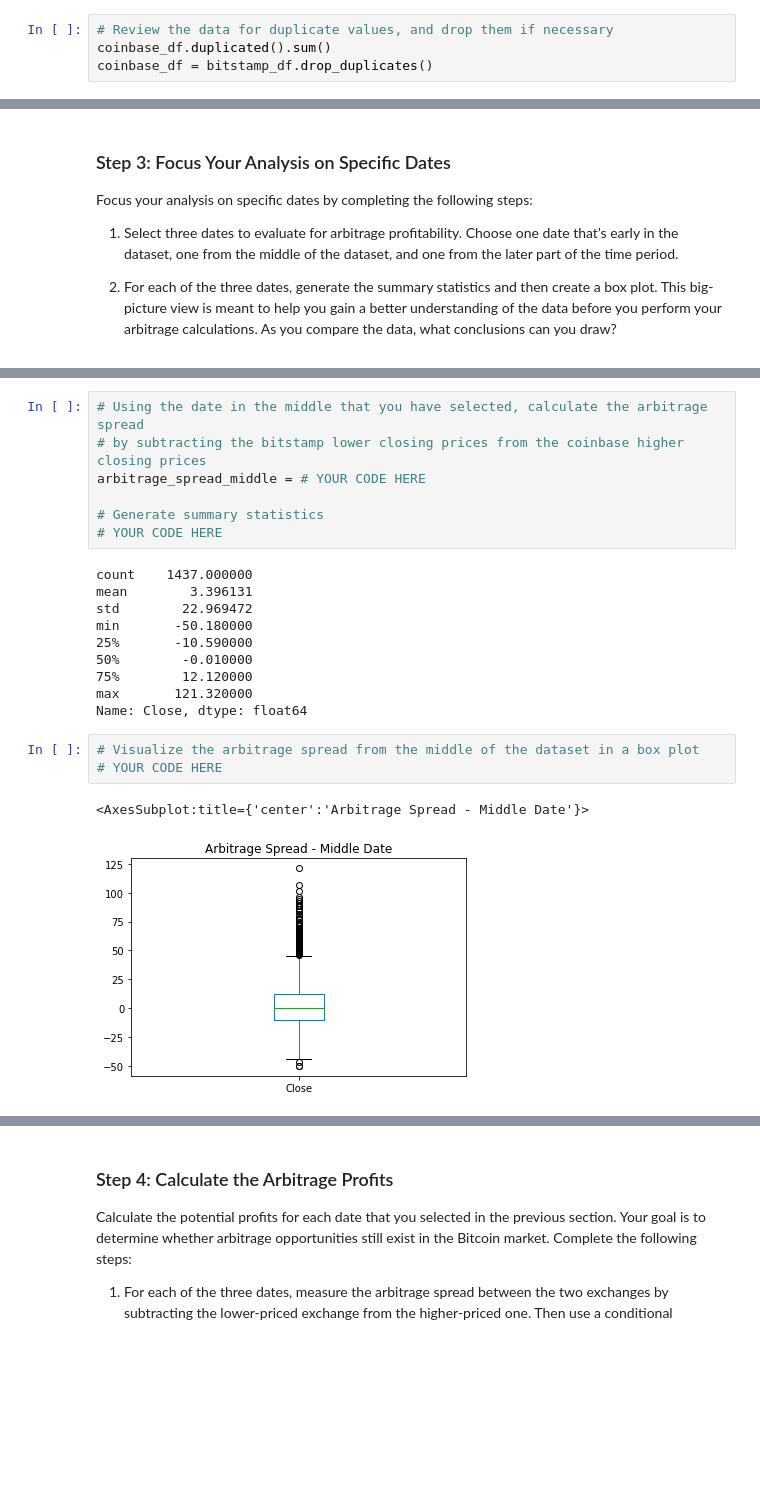
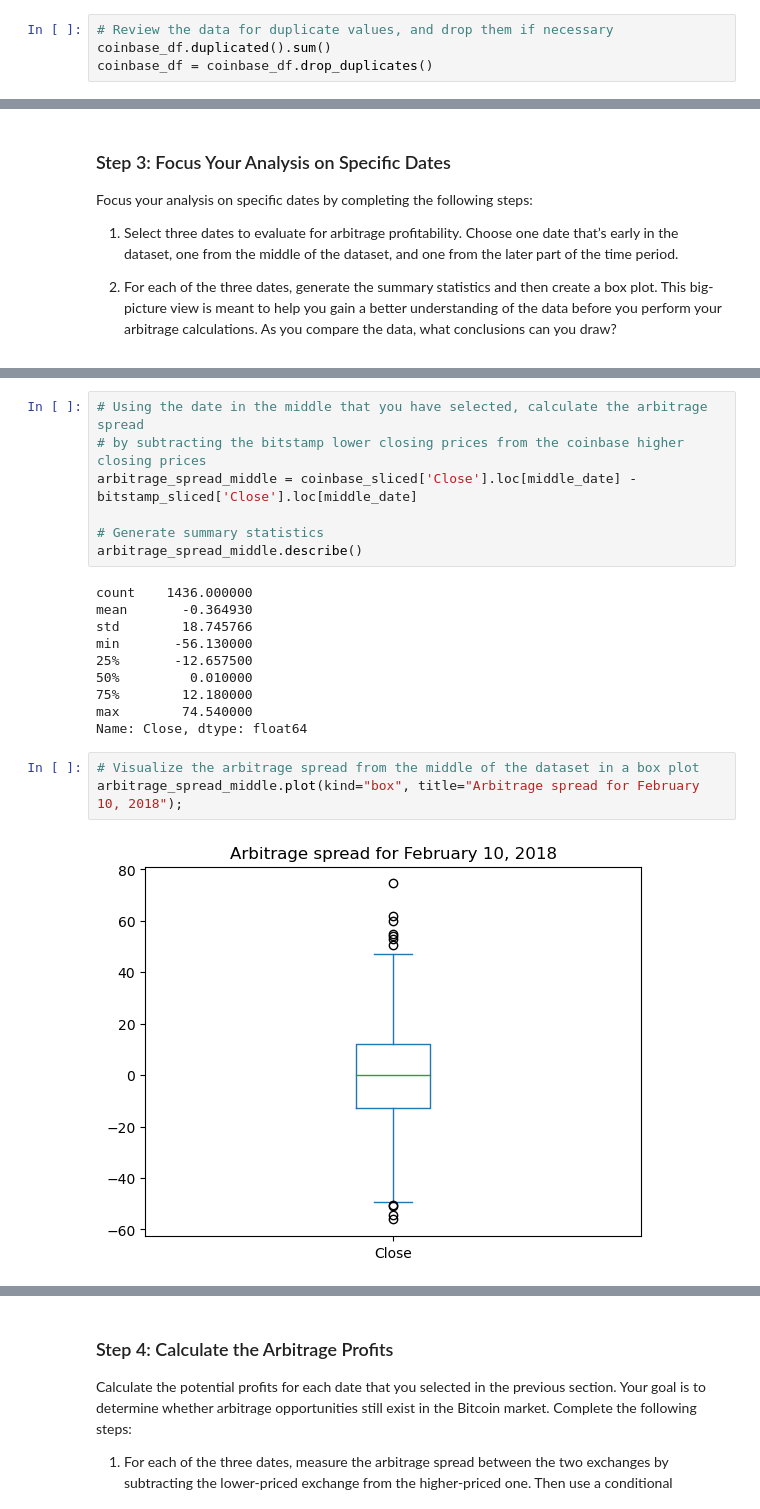
Before and after one commit to Xipilscode/Crypto_arbitrage_analysis-Pandas-, a Jupyter notebook: crypto_arbitrage.ipynb, the cells around one changed output, grey strips where cells are left out. Saved outputs shown, nothing was run; the diff lists cells and outputs as text; blank space fills up the shorter version.

```diff
--- a/crypto_arbitrage.ipynb
+++ b/crypto_arbitrage.ipynb
@@ -204,7 +204,7 @@ dtype: object
 # %%
 # Review the data for duplicate values, and drop them if necessary
 coinbase_df.duplicated().sum()
-coinbase_df = bitstamp_df.drop_duplicates()
+coinbase_df = coinbase_df.drop_duplicates()
 # %% [markdown]
 ## Analyze the Data
 
@@ -387,25 +385,24 @@ Name: Close, dtype: float64
 # %%
 # Using the date in the middle that you have selected, calculate the arbitrage spread
 # by subtracting the bitstamp lower closing prices from the coinbase higher closing prices
-arbitrage_spread_middle = # YOUR CODE HERE
+arbitrage_spread_middle = coinbase_sliced['Close'].loc[middle_date] - bitstamp_sliced['Close'].loc[middle_date]
 
 # Generate summary statistics
-# YOUR CODE HERE
+arbitrage_spread_middle.describe()
 # %% [output]
-count    1437.000000
-mean        3.396131
-std        22.969472
-min       -50.180000
-25%       -10.590000
-50%        -0.010000
-75%        12.120000
-max       121.320000
+count    1436.000000
+mean       -0.364930
+std        18.745766
+min       -56.130000
+25%       -12.657500
+50%         0.010000
+75%        12.180000
+max        74.540000
 Name: Close, dtype: float64
 # %%
 # Visualize the arbitrage spread from the middle of the dataset in a box plot
-# YOUR CODE HERE
+arbitrage_spread_middle.plot(kind="box", title="Arbitrage spread for February 10, 2018");
 # %% [output]
-<AxesSubplot:title={'center':'Arbitrage Spread - Middle Date'}>
-[figure, old version]
+[figure, new version]
 # %%
 # Create an overlay plot that visualizes the two dataframes over a period of one day from late in the dataset.
```
Also changed, not shown: parts of 18 cells of this notebook.
